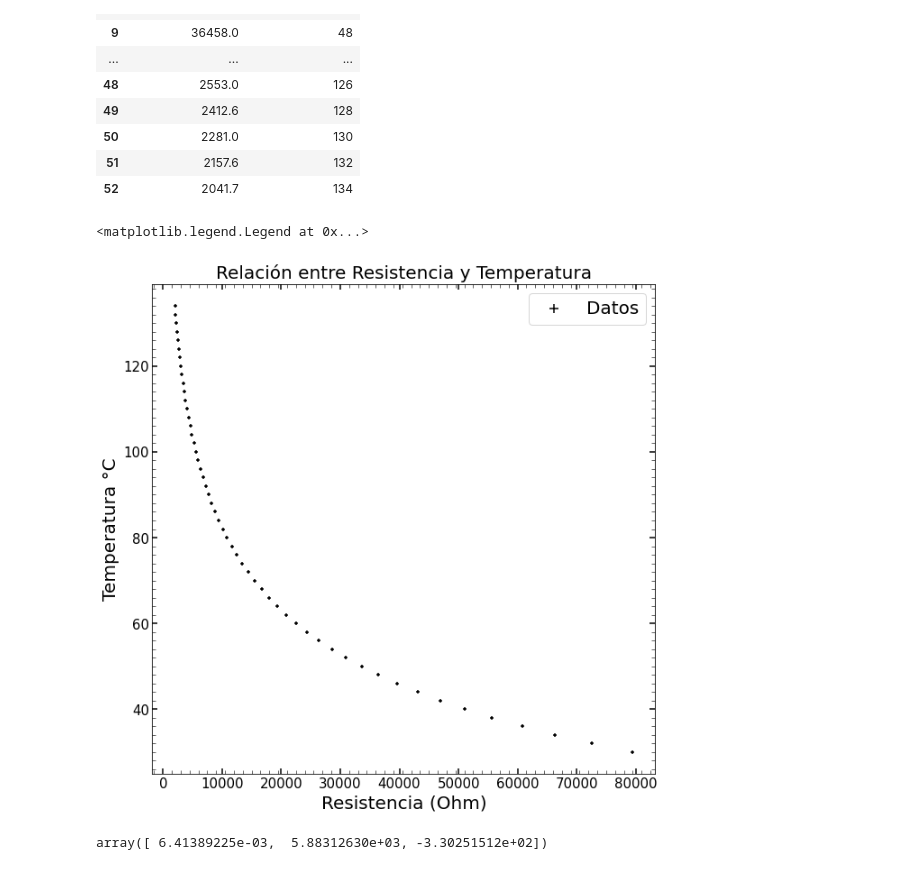
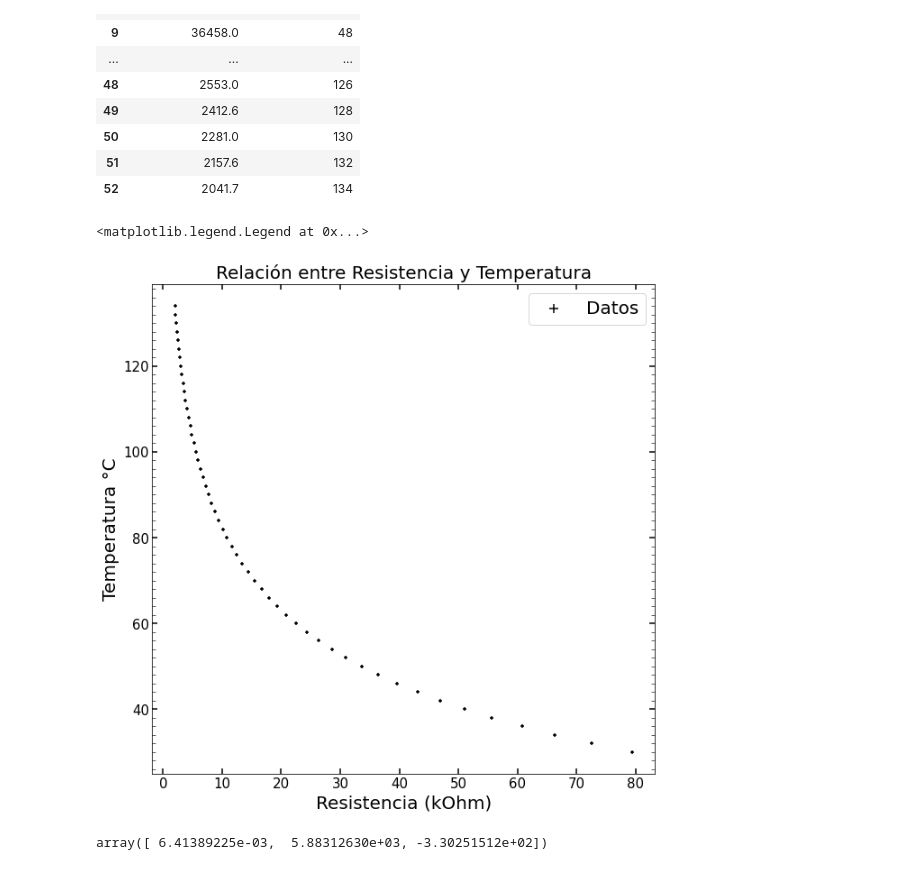
Before and after one commit to ojedarcelo/termocodigos, a Jupyter notebook: Lab5Termo/lab5.ipynb, the cells around one changed output. Drawn from its saved outputs; the diff is of its cells as text; code cells hidden in the pictures.

```diff
--- a/Lab5Termo/lab5.ipynb
+++ b/Lab5Termo/lab5.ipynb
@@ -46,20 +46,20 @@ resistencias
 | 52 | 2041.7 | 134 |
 # %%
 fig, ax = plt.subplots(figsize=(10,10))
-ax.scatter(resistencias['Resistencia (Ohm)'], resistencias['Temperatura (°C)'], marker='+', color='black', s=10, label='Datos')
+ax.scatter(resistencias['Resistencia (Ohm)'] / 1000, resistencias['Temperatura (°C)'], marker='+', color='black', s=10, label='Datos')
 ax.set_title('Relación entre Resistencia y Temperatura', fontsize=20)
-ax.set_xlabel('Resistencia (Ohm)', fontsize=20)
+ax.set_xlabel('Resistencia (kOhm)', fontsize=20)
 ax.set_ylabel('Temperatura °C', fontsize=20)
 ax.tick_params(axis='both', labelsize=15, direction='in', right=True, top=True,
               length=6, width=1.5, grid_color='black', grid_alpha=1)
 
 ax.xaxis.set_minor_locator(MultipleLocator(1500))
 ax.yaxis.set_minor_locator(MultipleLocator(2))
 ax.tick_params(which='minor', length=4, color='black', direction='in', top=True, right=True)
 ax.legend(fontsize=20, markerscale=3)
 # %% [output]
 <matplotlib.legend.Legend at 0x...>
-[figure, old version]
+[figure, new version]
 # %%
 def modelo(resistencias, A, B, C):
     return (B / (np.log(resistencias/A))) + C
```
Also changed, not shown: parts of 1 cell of this notebook.
